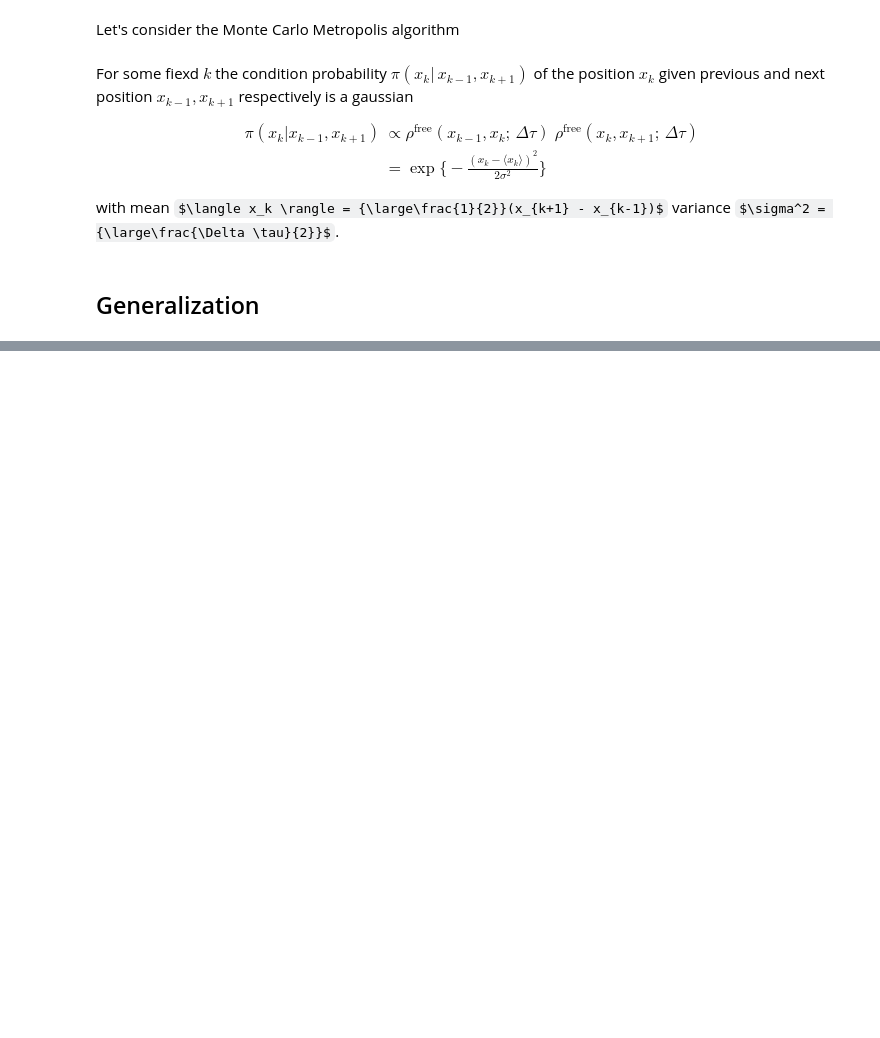
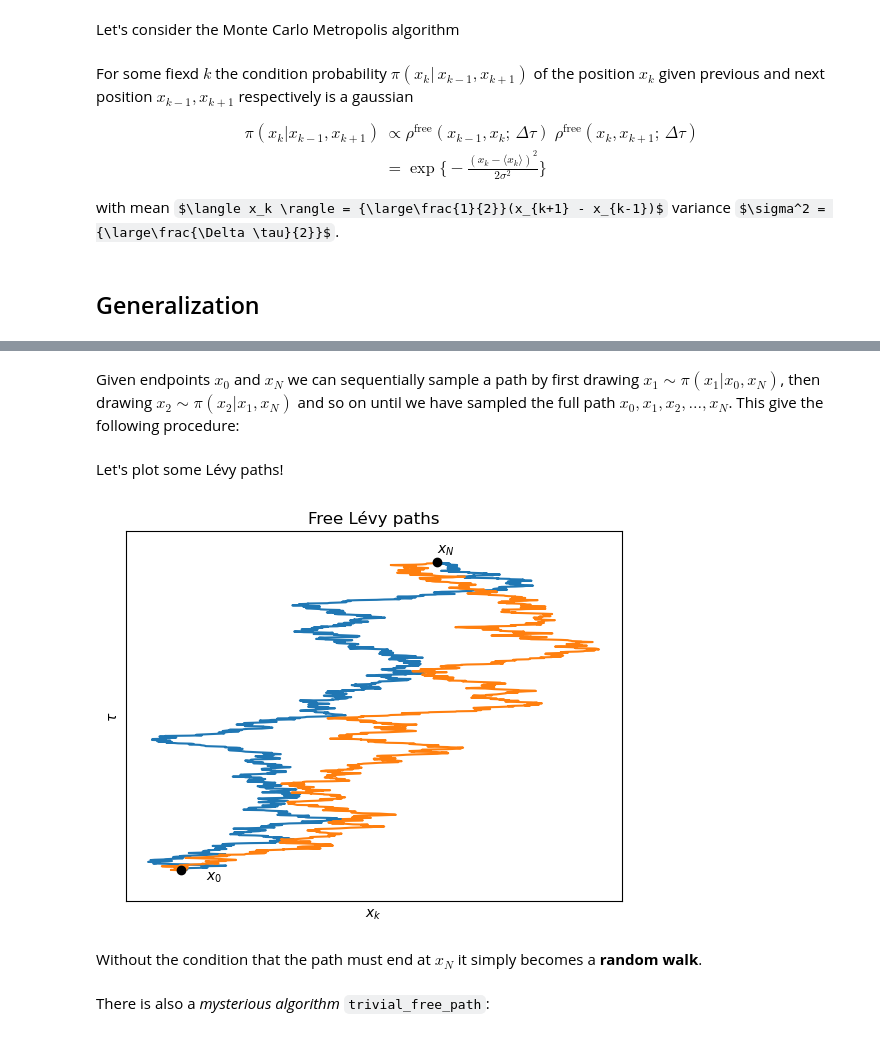
Before and after one commit to alextsigilis/SMAC, a Jupyter notebook: Module 6/Lecture 6.ipynb, the cells around one changed output, grey strips where cells are left out. Cells and saved outputs as stored; diff of their text form; code cells hidden in the pictures; some formulas as TeX source; blank space fills up the shorter version.

```diff
--- a/Module 6/Lecture 6.ipynb
+++ b/Module 6/Lecture 6.ipynb
@@ -221,0 +230,2 @@ plt.show()
+# %% [markdown]
+Given endpoints  $x_0$ and $x_N$ we can sequentially sample a path by first drawing $x_1 \sim\pi(x_1|x_0, x_N)$, then drawing $x_2 \sim \pi(x_2|x_1,x_N)$ and so on until we have sampled the full path $x_0,x_1,x_2,\dots,x_N$. This give the following procedure:
@@ -221,0 +274,30 @@ plt.show()
+# %% [markdown]
+Let's plot some Lévy paths!
+# %%
+# Define values
+n_paths = 2
+N = 1_000
+beta = 1.0
+start, end = 0.0, 1.0
+
+# Sample paths
+paths = levy_free_path(start, end, N, beta, n_paths=n_paths)
+
+# Plot parameters
+tauspan = np.linspace(0, beta, N + 1)
+
+# Plot all paths
+for path in paths:
+    plt.plot(path, tauspan,)
+plt.grid()
+plt.xlabel(r'$x_k$'); plt.ylabel(r"$\tau$")
+plt.plot(start, 0, 'o', color='black'); plt.plot(end, beta, 'o', color='black');
+plt.text(start + 0.1, -0.03, r"$x_0$"); plt.text(end, beta +0.03, r"$x_N$")
+plt.title("Free Lévy paths")
+plt.ylim(-0.1, 1.1)
+plt.xticks([]); plt.yticks([]);
+plt.show()
+# %% [output]
+[figure, added]
+# %% [markdown]
+Without the condition that the path must end at $x_N$ it simply becomes a **random walk**.
@@ -221,0 +332,2 @@ plt.show()
+# %% [markdown]
+There is also a *mysterious algorithm* `trivial_free_path`:
```
Also changed, not shown: parts of 17 cells of this notebook, 1 other file.
